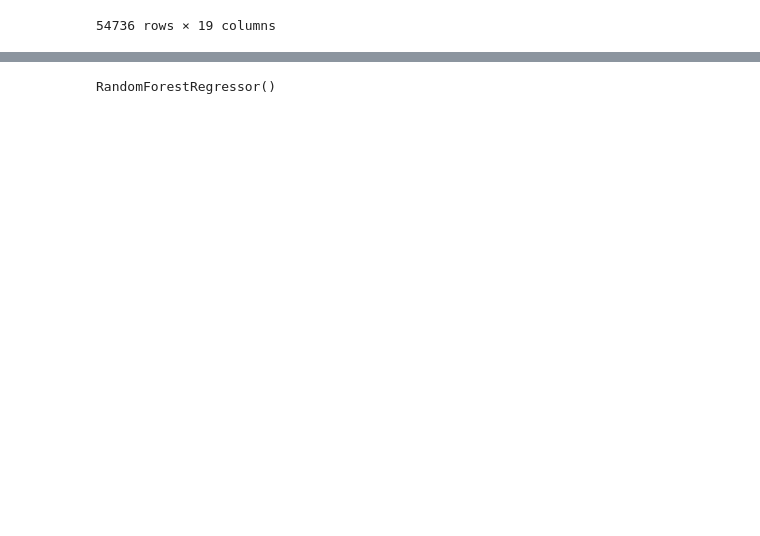
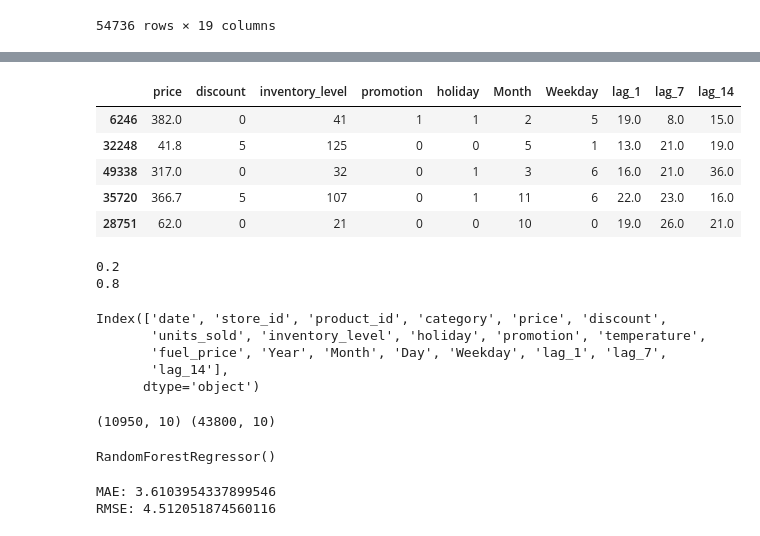
Before and after one commit to Karthik9512/AI-Retail-Stock-Intelligence-System, a Jupyter notebook: demand_forecasting.ipynb, the cells around one changed output, grey strips where cells are left out. Cells and saved outputs as stored; diff of their text form; code cells hidden in the pictures; blank space fills up the shorter version.

```diff
--- a/demand_forecasting.ipynb
+++ b/demand_forecasting.ipynb
@@ -157,3 +188,30 @@ x_train,x_test, y_train, y_test = train_test_split(
+# %%
+x_test.head()
+# %% [output]
+|  | price | discount | inventory_level | promotion | holiday | Month | Weekday | lag_1 | lag_7 | lag_14 |
+| 6246 | 382.0 | 0 | 41 | 1 | 1 | 2 | 5 | 19.0 | 8.0 | 15.0 |
+| 32248 | 41.8 | 5 | 125 | 0 | 0 | 5 | 1 | 13.0 | 21.0 | 19.0 |
+| 49338 | 317.0 | 0 | 32 | 0 | 1 | 3 | 6 | 16.0 | 21.0 | 36.0 |
+| 35720 | 366.7 | 5 | 107 | 0 | 1 | 11 | 6 | 22.0 | 23.0 | 16.0 |
+| 28751 | 62.0 | 0 | 21 | 0 | 0 | 10 | 0 | 19.0 | 26.0 | 21.0 |
+# %%
+print(len(x_test)/len(Odata))
+print(len(x_train)/len(Odata))
+# %% [output]
+0.2
+0.8
+# %%
+Odata.columns
+# %% [output]
+Index(['date', 'store_id', 'product_id', 'category', 'price', 'discount',
+       'units_sold', 'inventory_level', 'holiday', 'promotion', 'temperature',
+       'fuel_price', 'Year', 'Month', 'Day', 'Weekday', 'lag_1', 'lag_7',
+       'lag_14'],
+      dtype='object')
+# %%
+print(x_test.shape,x_train.shape)
+# %% [output]
+(10950, 10) (43800, 10)
 # %%
 from sklearn.ensemble import RandomForestRegressor
 
@@ -164,0 +225,11 @@ RandomForestRegressor()
+# %%
+from sklearn.metrics import mean_absolute_error, mean_squared_error
+
+mae = mean_absolute_error(y_test,predictions)
+rmse = np.sqrt(mean_squared_error(y_test,predictions))
+
+print("MAE:", mae)
+print('RMSE:', rmse)
+# %% [output]
+MAE: 3.6103954337899546
+RMSE: 4.512051874560116
```
Also changed, not shown: parts of 7 cells of this notebook.
